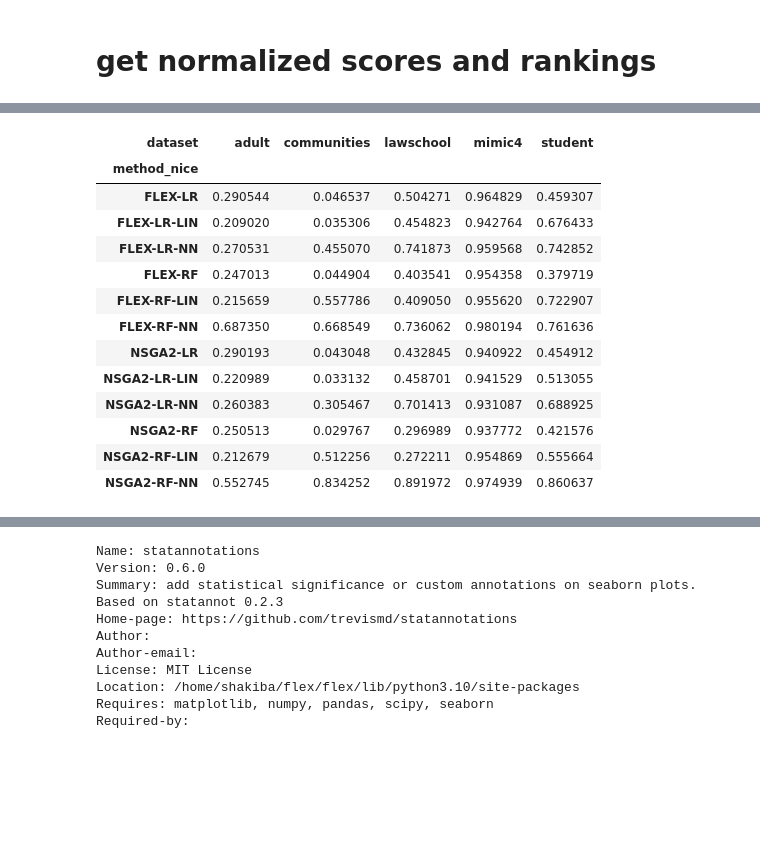
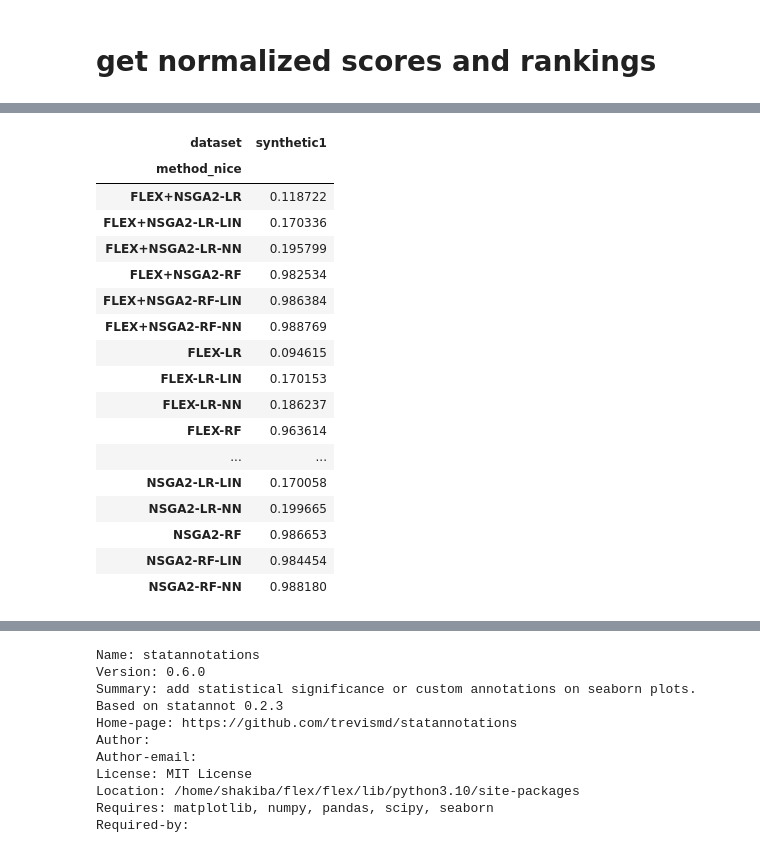
Before and after one commit to shakiba-shb/Flex, a Jupyter notebook: postprocessing/hypervolume_comparison.ipynb, the cells around one changed output, grey strips where cells are left out. Cells and saved outputs as stored; diff of their text form; code cells hidden in the pictures; blank space fills up the shorter version.

```diff
--- a/postprocessing/hypervolume_comparison.ipynb
+++ b/postprocessing/hypervolume_comparison.ipynb
@@ -211,7 +209,7 @@ color_palette = palette_red + palette_blue + palette_green
 for col in plot_cols:
     h = plt.figure(figsize=(10,10))
     i = 1
-    for dataset,dfg in df_train.groupby('dataset'):
+    for dataset,dfg in df_all.groupby('dataset'):
         ax = h.add_subplot(2,2,i)
         sns.boxplot(data=dfg, x='method_nice',y=col, notch=True, order=OrderNice,palette=color_palette)
         plt.title(dataset)
@@ -219,6 +217,7 @@ for col in plot_cols:
         y2 = metric_nice[col.split(':')[-1][:-1]]
         if i%3 ==1:
             plt.ylabel('HV (' + y1 +', '+y2+')')
+            #plt.ylabel('hv')
         else:
             plt.ylabel('')
 #         if i < 3:
@@ -231,5 +230,5 @@ for col in plot_cols:
         i += 1
 
     plt.tight_layout()
-    plt.savefig(figdir+'/train_'+col.replace('(','-').replace(':','-')[:-1] +'.png',
-               bbox_inches='tight')
+    # plt.savefig(figdir+'/train_'+col.replace('(','-').replace(':','-')[:-1] +'.png',
+    #            bbox_inches='tight')
@@ -239,33 +236,37 @@ for col in plot_cols:
 import seaborn as sns
 import matplotlib.pyplot as plt
 
-plot_cols = [c for c in df_all.columns if 'hv(subgroup_fnr:auc_roc)' in c]
+plot_cols = [c for c in df_all.columns if 'hv' in c]
 # train = df_train[df_train['dataset'].str.contains('ACSIncome')]
 # test = df_test[df_test['dataset'].str.contains('ACSIncome')]
 palette_red = sns.color_palette("Reds", 6)
 palette_blue = sns.color_palette("Blues", 6)
 palette_green = sns.color_palette("Grays", 6)
 color_palette = palette_red + palette_blue + palette_green
-#titles = {'adult':'adult-default flex','adultW':'adult-flex with weighted coin flip','adultR':'adult-random selection','adult0':'adult-no evolution'}
-titles = {'synthetic1':'synthetic data-default flex','synthetic1W':'synthetic data-flex with weighted coin flip'}
+#titles = {'adult':'adult-default flex','adultW':'adult-flex with weighted coin flip','adultR':'adult-random selection','adultT':'adult-flex with added test case'}
+#titles = {'synthetic1':'synthetic data-default flex','synthetic1T':'synthetic data-flex with added test case',
+          #'synthetic1N':'synthetic data-flex with no coin flip', 'synthetic1W':'synthetic data-flex with weighted coin flip'}
 for col in plot_cols:
-    h, axes = plt.subplots(2, 2, figsize=(12, 12), sharey=True)  # Set sharey=True
+    h, axes = plt.subplots(1, 2, figsize=(10, 5), sharey=True)  # Set sharey=True
 
     i = 1
     for ax, (dataset, dfg) in zip(axes.flatten(), df_train.groupby('dataset')):
         sns.boxplot(data=dfg, x='method_nice', y=col, notch=True, order=OrderNice, palette=color_palette, ax=ax)
-        #ax.set_title(dataset)
-        ax.set_title(titles[dataset])
+        ax.set_title(dataset)
+        #ax.set_title(titles[dataset])
         y1 = metric_nice[col.split('(')[-1].split(':')[0]]
         y2 = metric_nice[col.split(':')[-1][:-1]]
         if i % 2 == 1:
             ax.set_ylabel('HV (' + y1 + ', ' + y2 + ')')
         else:
             ax.set_ylabel('')
-        ax.set_xticklabels(ax.get_xticklabels(), rotation=90)
+        if (i>0):
+            ax.set_xticklabels(ax.get_xticklabels(), rotation=90)
+        else:
+            ax.set_xticklabels([])
         ax.set_xlabel('')
         i += 1
 
     plt.tight_layout()
-    plt.savefig(figdir + '/train_' + col.replace('(', '-').replace(':', '-')[:-1] + '.png', bbox_inches='tight')
+    plt.savefig(figdir + '/normalized_train_' + col.replace('(', '-').replace(':', '-')[:-1] + '.png', bbox_inches='tight')
 # %% [output]
@@ -413,12 +403,13 @@ df_norms = pd.DataFrame()
 first = True
 import pdb
 for col in plot_cols:
-    if '_fn_' in col:
-        matches = [o for o in Order if 'fpr' not in o.lower()]
-    else:
-        matches = [o for o in Order if 'fpr' not in o.lower()]
+    # if '_fn_' in col:
+    #     matches = [o for o in Order if 'fpr' not in o.lower()]
+    # else:
+    #     matches = [o for o in Order if 'fnr' not in o.lower()]
 
-    df_match = df_test.loc[df_test.method.isin(matches)]
+    #df_match = df_test.loc[df_test.method.isin(matches)]
+    df_match = df_test
     df_match.loc[:,'method_nice'] = df_match['method'].apply(lambda x:method_nice[x])
     xmin = df_match[col].min()
     xmax = df_match[col].max()
@@ -478,20 +482,24 @@ Name: seed, dtype: int64
 # %%
-df_norms.groupby(['method_nice','dataset'])['hv(subgroup_fpr:auc_roc)_norm'].mean().unstack()
+df_norms.groupby(['method_nice','dataset'])['hv(subgroup_fnr:accuracy)_norm'].mean().unstack()
 # %% [output]
-| dataset | adult | communities | lawschool | mimic4 | student |
-| method_nice |  |  |  |  |  |
-| FLEX-LR | 0.290544 | 0.046537 | 0.504271 | 0.964829 | 0.459307 |
-| FLEX-LR-LIN | 0.209020 | 0.035306 | 0.454823 | 0.942764 | 0.676433 |
-| FLEX-LR-NN | 0.270531 | 0.455070 | 0.741873 | 0.959568 | 0.742852 |
-| FLEX-RF | 0.247013 | 0.044904 | 0.403541 | 0.954358 | 0.379719 |
-| FLEX-RF-LIN | 0.215659 | 0.557786 | 0.409050 | 0.955620 | 0.722907 |
-| FLEX-RF-NN | 0.687350 | 0.668549 | 0.736062 | 0.980194 | 0.761636 |
-| NSGA2-LR | 0.290193 | 0.043048 | 0.432845 | 0.940922 | 0.454912 |
-| NSGA2-LR-LIN | 0.220989 | 0.033132 | 0.458701 | 0.941529 | 0.513055 |
-| NSGA2-LR-NN | 0.260383 | 0.305467 | 0.701413 | 0.931087 | 0.688925 |
-| NSGA2-RF | 0.250513 | 0.029767 | 0.296989 | 0.937772 | 0.421576 |
-| NSGA2-RF-LIN | 0.212679 | 0.512256 | 0.272211 | 0.954869 | 0.555664 |
-| NSGA2-RF-NN | 0.552745 | 0.834252 | 0.891972 | 0.974939 | 0.860637 |
+| dataset | synthetic1 |
+| method_nice |  |
+| FLEX+NSGA2-LR | 0.118722 |
+| FLEX+NSGA2-LR-LIN | 0.170336 |
+| FLEX+NSGA2-LR-NN | 0.195799 |
+| FLEX+NSGA2-RF | 0.982534 |
+| FLEX+NSGA2-RF-LIN | 0.986384 |
+| FLEX+NSGA2-RF-NN | 0.988769 |
+| FLEX-LR | 0.094615 |
+| FLEX-LR-LIN | 0.170153 |
+| FLEX-LR-NN | 0.186237 |
+| FLEX-RF | 0.963614 |
+| ... | ... |
+| NSGA2-LR-LIN | 0.170058 |
+| NSGA2-LR-NN | 0.199665 |
+| NSGA2-RF | 0.986653 |
+| NSGA2-RF-LIN | 0.984454 |
+| NSGA2-RF-NN | 0.988180 |
 # %%
 # get rankings
 # tmp = df_reg.groupby(['dataset','method'])['score']
```
Also changed, not shown: parts of 15 cells of this notebook, 2 other files.
